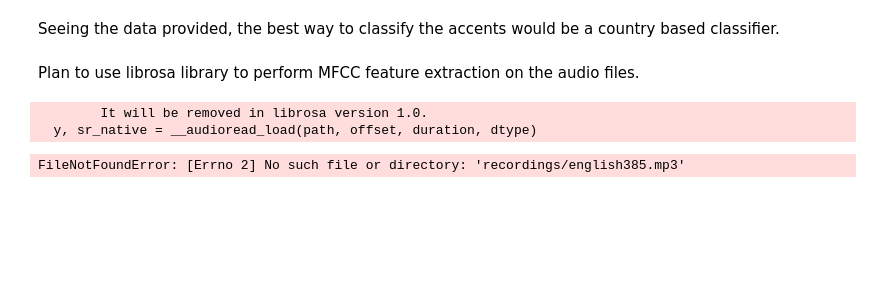
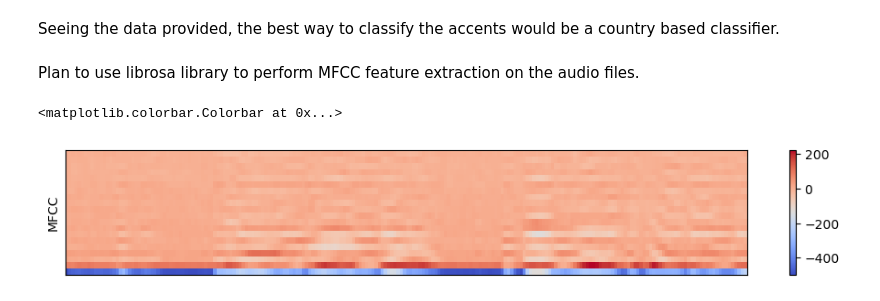
Before and after one commit to KindHumberUser/ML-AccentMulticlassification, a Jupyter notebook: processing.ipynb, the cells around one changed output. Saved outputs shown, nothing was run; the diff lists cells and outputs as text; code cells hidden in the pictures; blank space fills up the shorter version.

```diff
--- a/processing.ipynb
+++ b/processing.ipynb
@@ -154,16 +154,15 @@ import librosa.display
 # %%
 # MFCC for female
 SAMPLE_RATE = 22050
 fname_f = 'recordings/recordings/' + 'english385.mp3'
 y, sr = librosa.load(fname_f, sr=SAMPLE_RATE, duration = 5) # Chop audio at 5 secs...
-mfcc = librosa.feature.mfcc(y=y, sr=SAMPLE_RATE, n_mfcc = 5) # 5 MFCC components
+mfcc = librosa.feature.mfcc(y=y, sr=SAMPLE_RATE, n_mfcc = 20) # 5 MFCC components
 
 plt.figure(figsize=(12, 6))
 plt.subplot(3,1,1)
 librosa.display.specshow(mfcc)
 plt.ylabel('MFCC')
 plt.colorbar()
 # %% [output]
-        It will be removed in librosa version 1.0.
-  y, sr_native = __audioread_load(path, offset, duration, dtype)
+<matplotlib.colorbar.Colorbar at 0x...>
-FileNotFoundError: [Errno 2] No such file or directory: 'recordings/english385.mp3'
+[figure, added]
```
Also changed, not shown: parts of 9 cells of this notebook.
